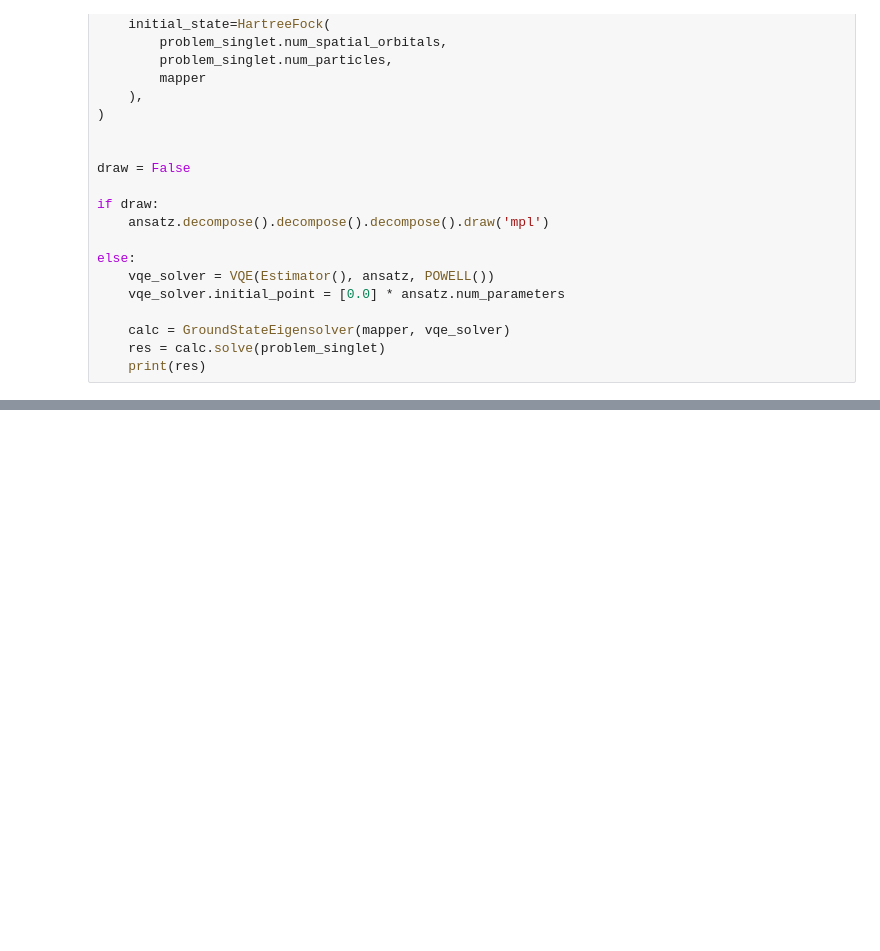
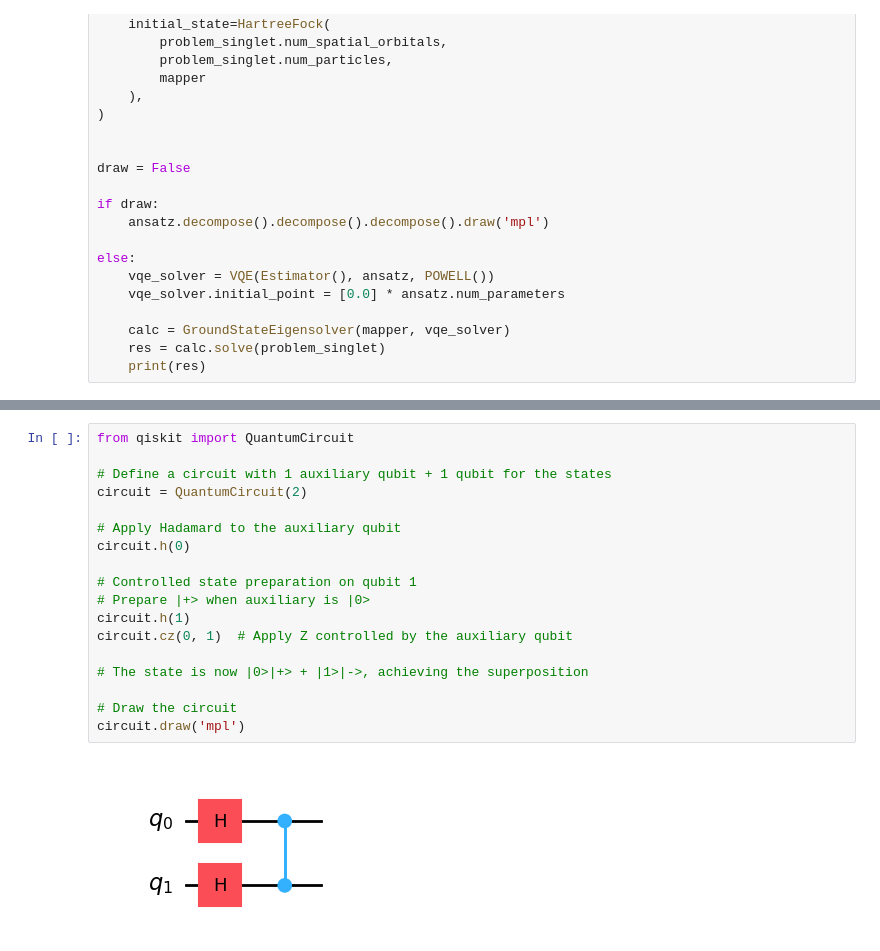
Before and after one commit to N384R/Quantum_Computing, a Jupyter notebook: test_qiskit.ipynb, the cells around one changed output, grey strips where cells are left out. Saved outputs shown, nothing was run; the diff lists cells and outputs as text; blank space fills up the shorter version.

```diff
--- a/test_qiskit.ipynb
+++ b/test_qiskit.ipynb
@@ -100,0 +122,20 @@ if calc:
+# %%
+from qiskit import QuantumCircuit
+
+# Define a circuit with 1 auxiliary qubit + 1 qubit for the states
+circuit = QuantumCircuit(2)
+
+# Apply Hadamard to the auxiliary qubit
+circuit.h(0)
+
+# Controlled state preparation on qubit 1
+# Prepare |+> when auxiliary is |0>
+circuit.h(1)
+circuit.cz(0, 1)  # Apply Z controlled by the auxiliary qubit
+
+# The state is now |0>|+> + |1>|->, achieving the superposition
+
+# Draw the circuit
+circuit.draw('mpl')
+# %% [output]
+[figure, added]
```
Also changed, not shown: parts of 1 cell of this notebook, 15 other files.
